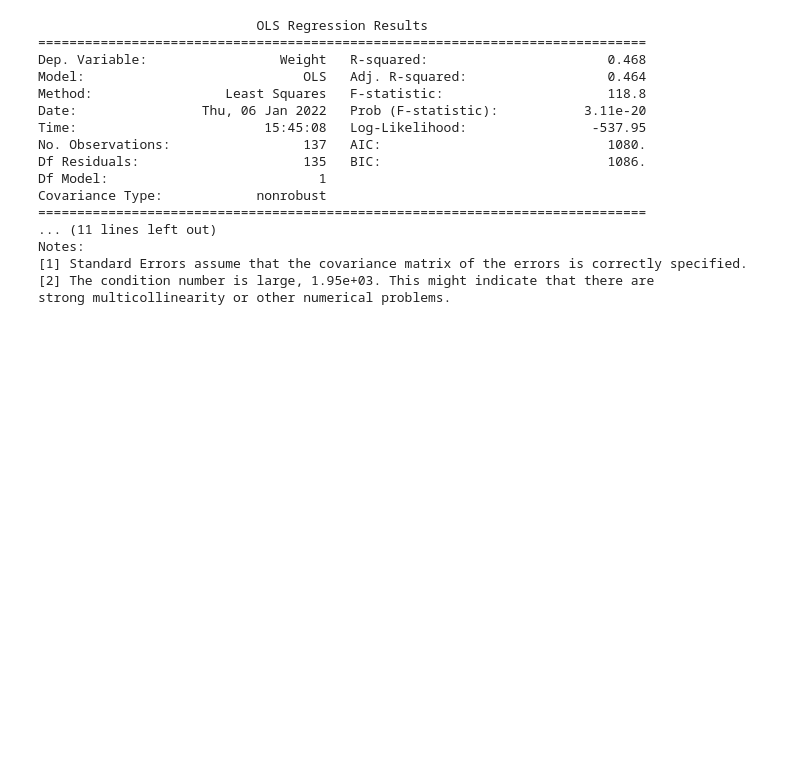
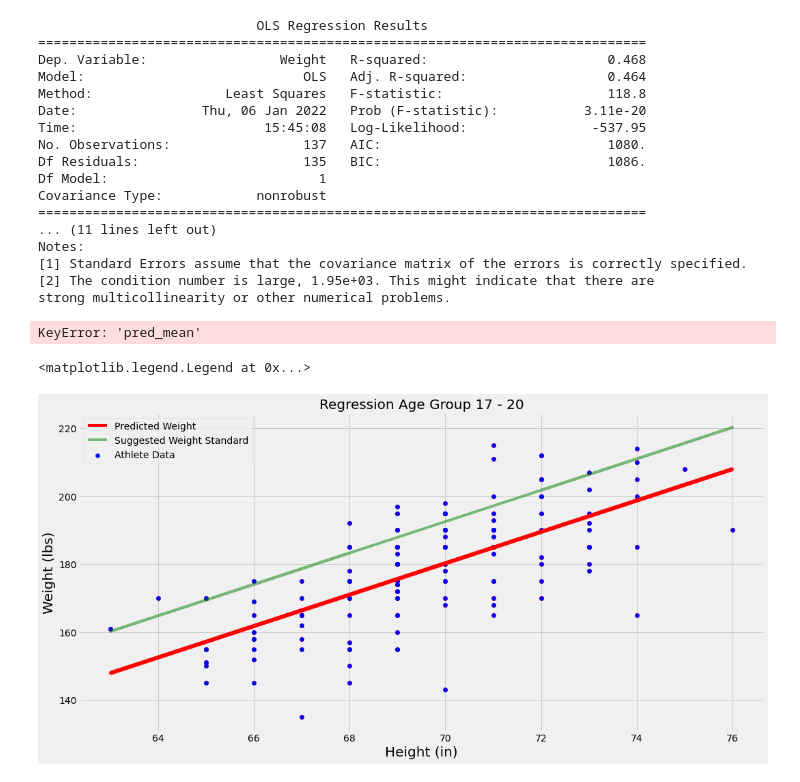
Before and after one commit to Jamesmg10/FinalCapstone, a Jupyter notebook: Explore.ipynb, the cells around one changed output. Saved outputs shown, nothing was run; the diff lists cells and outputs as text; code cells hidden in the pictures; blank space fills up the shorter version.

```diff
--- a/Explore.ipynb
+++ b/Explore.ipynb
@@ -772,6 +772,32 @@ Notes:
 [1] Standard Errors assume that the covariance matrix of the errors is correctly specified.
 [2] The condition number is large, 1.95e+03. This might indicate that there are
 strong multicollinearity or other numerical problems.
+# %%
+ax = sns.regplot(x='Height', y='pred_mean', data=range1720_df, color='r', label='y_test_pred', ax=ax)
+ax.fill_between(
+    x=range1720_df['Height'],
+    y1=range1720_df['pred_mean_ci_lower'],
+    y2=range1720_df['pred_mean_ci_upper'],
+    color='r',
+    alpha=0.5,
+    label='Confidence Interval (obs_pred)'
+)
+# %% [output]
+KeyError: 'pred_mean'
+# %%
+ax = sns.regplot(x=X_1, y=y_1, color="r", ci = 0)
+ax.set_xlabel("Height (in)", fontsize = 20)
+ax.set_ylabel("Weight (lbs)", fontsize = 20)
+ax.set_title('Regression Age Group 17 - 20', fontdict={'fontsize':20})
+ax.scatter(range1720_df.Height, y_1, color ='blue', label = 'Athlete Data')
+ax.plot(X_1['Height'], prediction1, color = 'red', label = 'Predicted Weight')
+ax.plot(X_1['Height'], prediction1 + 1 * stan, color = 'green', alpha = .5,label = 'Suggested Weight Standard')
+#ax.fill_between(X_1['Height'], prediction1 + 1 * stan, prediction1, color = 'green' ,alpha = .5)
+#ax.fill_between(X_1, y_est - y_err, y_est + y_err, alpha=0.2)
+ax.legend()
+# %% [output]
+<matplotlib.legend.Legend at 0x...>
+[figure, added]
 # %%
 #resid = prediction1 - y_1
 #stan = np.std(resid)
```
Also changed, not shown: parts of 26 cells of this notebook.
